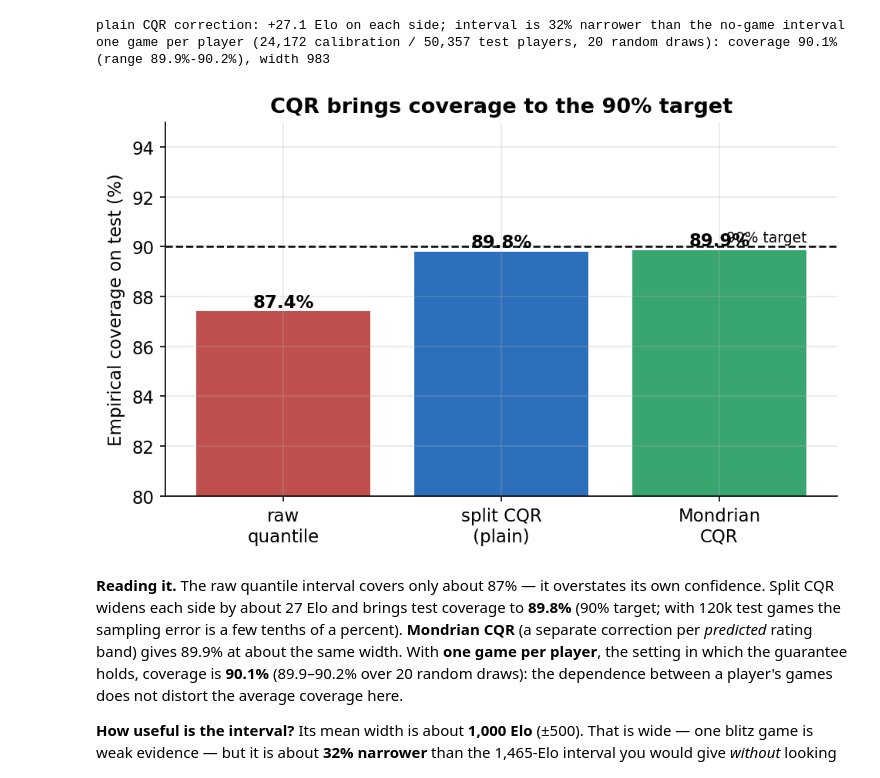
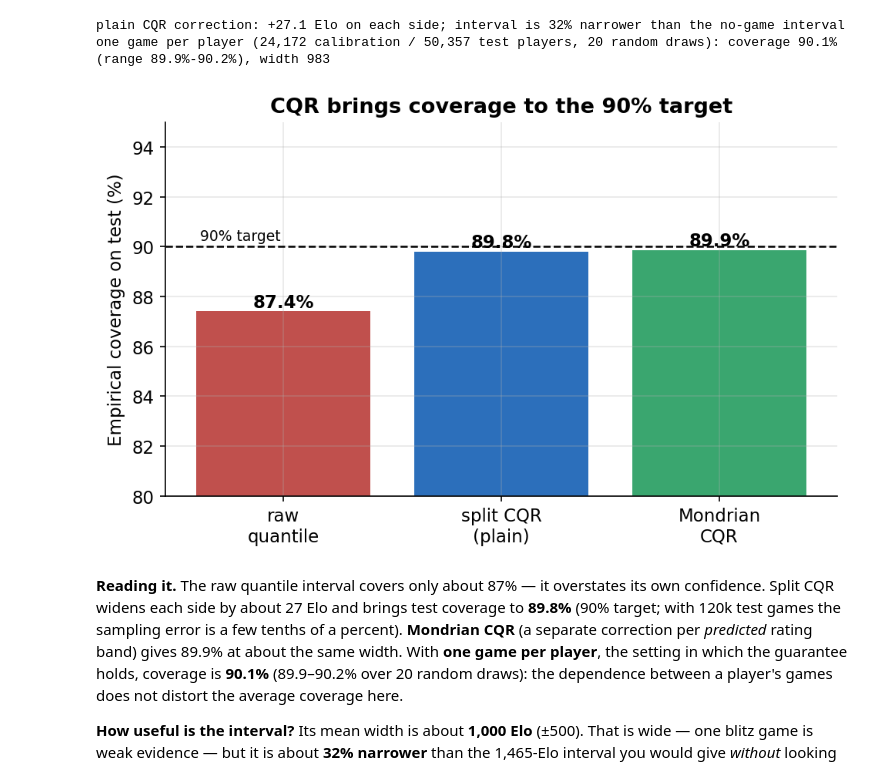
Before and after one commit to barakpe/chess-rating, a Jupyter notebook: notebooks/04_improved_model.ipynb, the cells around one changed output. Saved outputs shown, nothing was run; the diff lists cells and outputs as text; code cells hidden in the pictures.

```diff
--- a/notebooks/04_improved_model.ipynb
+++ b/notebooks/04_improved_model.ipynb
@@ -168,7 +168,7 @@ ab["95% CI"] = [f"{A['bootstrap'][f'no_{g} - full']['lo']:.1f} .. {A['bootstrap'
 fig, ax = plt.subplots(figsize=(7.8, 4))
 bars = ax.barh(ab["group"], ab["mae_increase"], color="#2c6fbb")
 for bar, v, n in zip(bars, ab["mae_increase"], ab["n_dropped"]):
-    ax.text(v, bar.get_y() + bar.get_height() / 2, f"  +{v:.1f}  ({n} features)", va="center", fontsize=9)
+    ax.text(v, bar.get_y() + bar.get_height() / 2, f"  +{v:.1f}  ({n} feature{'s' if n != 1 else ''})", va="center", fontsize=9)
 ax.invert_yaxis()
 ax.set(xlabel="MAE increase when the group is dropped (Elo)", title="Feature-group ablation: what each family is worth")
 show(save_fig(fig, "improved_ablation", FIG))
@@ -256,15 +256,15 @@ one game per player (24,172 calibration / 50,357 test players, 20 random draws):
 # %%
 labels = ["raw\nquantile", "split CQR\n(plain)", "Mondrian\nCQR"]
 vals = [A["coverage_raw"] * 100, A["coverage_cqr_plain"] * 100, A["coverage_cqr_mondrian"] * 100]
 fig, ax = plt.subplots(figsize=(7.5, 4.2))
 bars = ax.bar(labels, vals, color=["#c0504d", "#2c6fbb", "#3aa66f"])
 for bar, v in zip(bars, vals):
     ax.text(bar.get_x() + bar.get_width() / 2, v, f"{v:.1f}%", ha="center", va="bottom", fontweight="bold")
-ax.axhline(90, color="k", ls="--", lw=1.2); ax.text(2.4, 90.2, "90% target", fontsize=9, ha="right")
+ax.axhline(90, color="k", ls="--", lw=1.2); ax.text(-0.38, 90.25, "90% target", fontsize=9, ha="left")
 ax.set(ylabel="Empirical coverage on test (%)", title="CQR brings coverage to the 90% target", ylim=(80, 95))
 show(save_fig(fig, "improved_cqr_coverage", FIG))
 # %% [output]
-[figure, old version]
+[figure, new version]
 # %% [markdown]
 **Reading it.** The raw quantile interval covers only about 87% — it overstates its own confidence.
 Split CQR widens each side by about 27 Elo and brings test coverage to **89.8%** (90% target;
```
Also changed, not shown: 4 other files.
